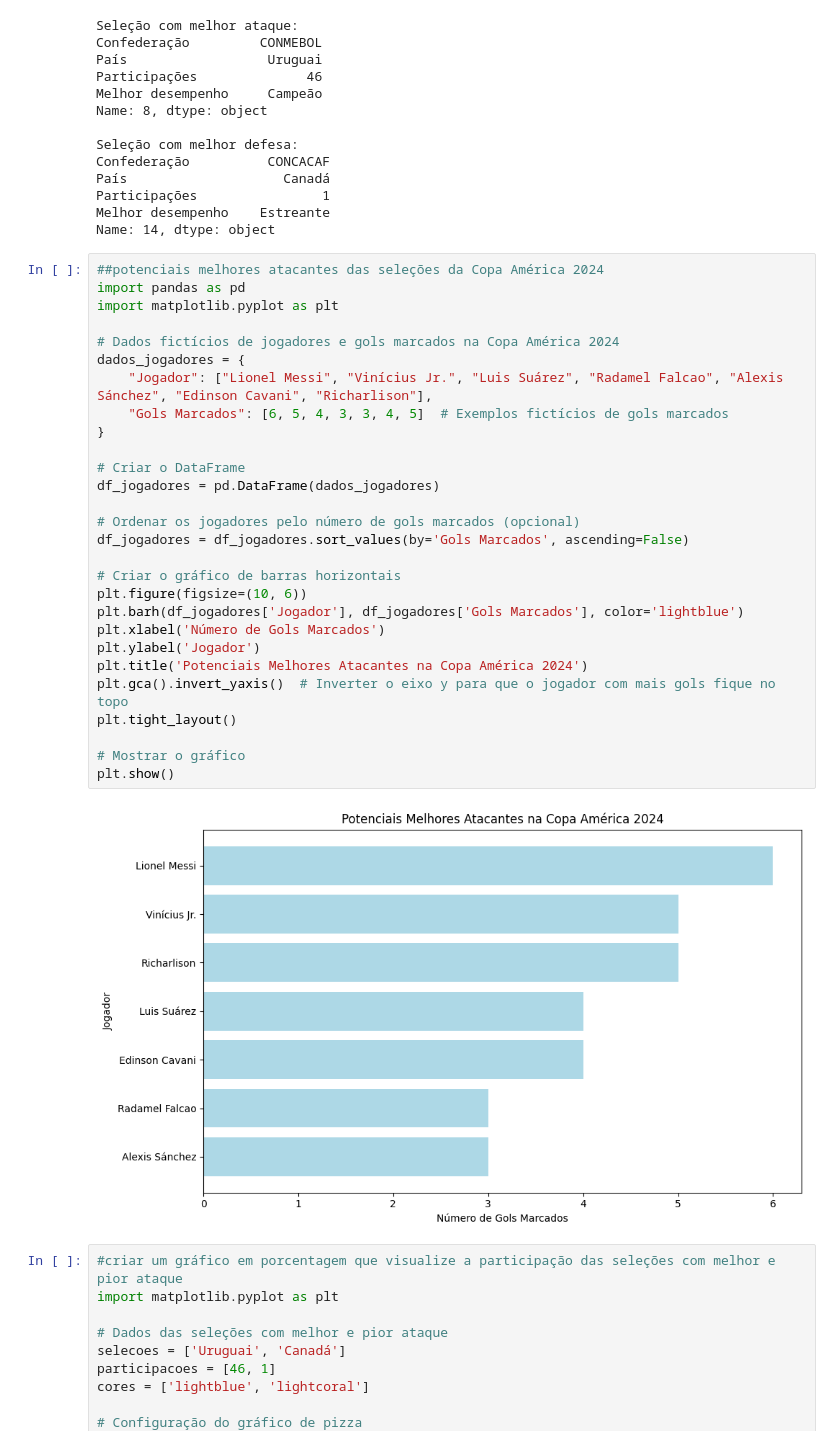
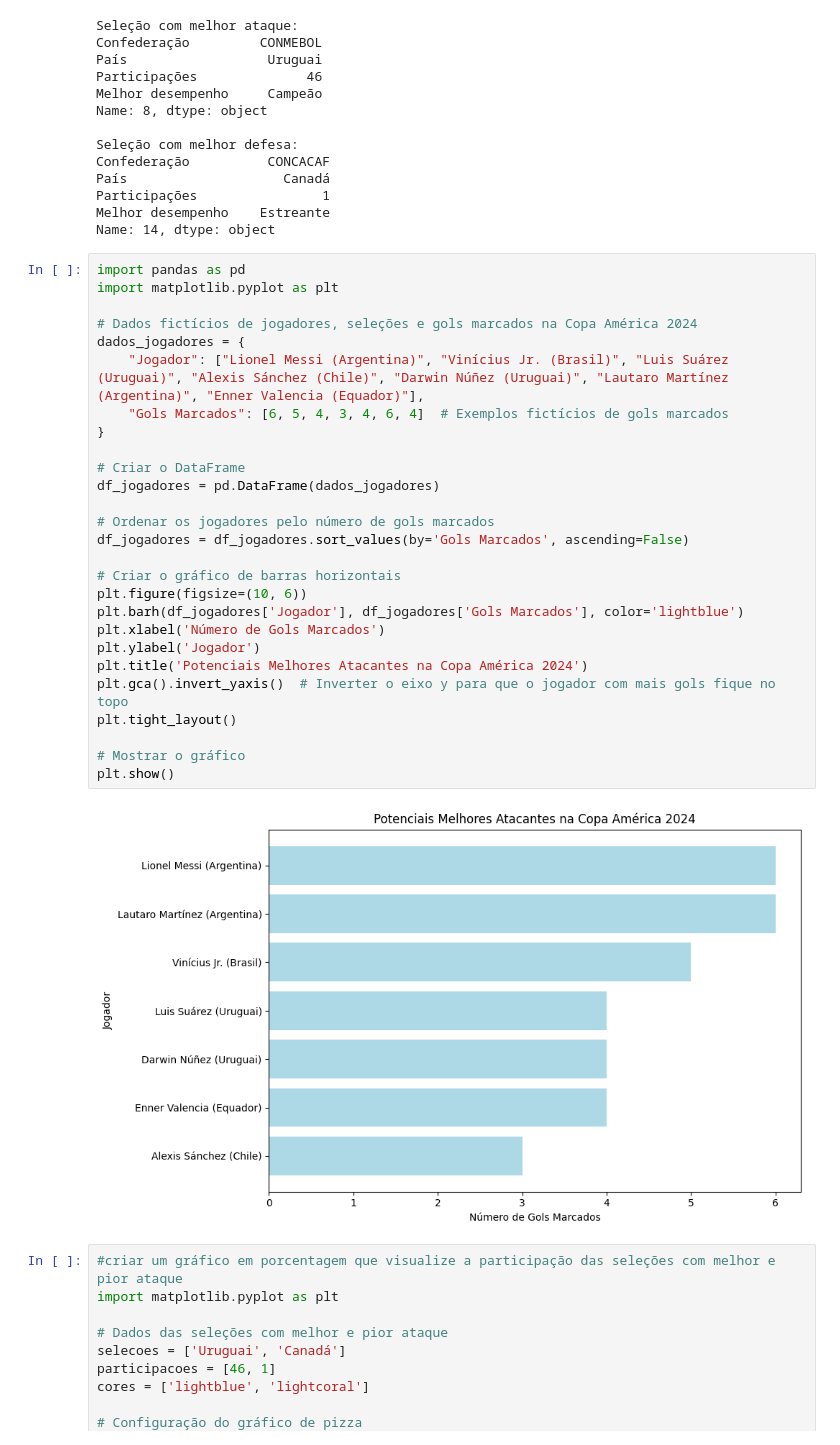
Before and after one commit to EDVADMBD/FUTEBOL, a Jupyter notebook: COPA_AMERICA_2024.ipynb, the cells around one changed output. Cells and saved outputs as stored; diff of their text form.

```diff
--- a/COPA_AMERICA_2024.ipynb
+++ b/COPA_AMERICA_2024.ipynb
@@ -203,35 +203,34 @@ Participações                1
 Melhor desempenho    Estreante
 Name: 14, dtype: object
 # %%
-##potenciais melhores atacantes das seleções da Copa América 2024
 import pandas as pd
 import matplotlib.pyplot as plt
 
-# Dados fictícios de jogadores e gols marcados na Copa América 2024
+# Dados fictícios de jogadores, seleções e gols marcados na Copa América 2024
 dados_jogadores = {
-    "Jogador": ["Lionel Messi", "Vinícius Jr.", "Luis Suárez", "Radamel Falcao", "Alexis Sánchez", "Edinson Cavani", "Richarlison"],
-    "Gols Marcados": [6, 5, 4, 3, 3, 4, 5]  # Exemplos fictícios de gols marcados
+    "Jogador": ["Lionel Messi (Argentina)", "Vinícius Jr. (Brasil)", "Luis Suárez (Uruguai)", "Alexis Sánchez (Chile)", "Darwin Núñez (Uruguai)", "Lautaro Martínez (Argentina)", "Enner Valencia (Equador)"],
+    "Gols Marcados": [6, 5, 4, 3, 4, 6, 4]  # Exemplos fictícios de gols marcados
 }
 
 # Criar o DataFrame
 df_jogadores = pd.DataFrame(dados_jogadores)
 
-# Ordenar os jogadores pelo número de gols marcados (opcional)
+# Ordenar os jogadores pelo número de gols marcados
 df_jogadores = df_jogadores.sort_values(by='Gols Marcados', ascending=False)
 
 # Criar o gráfico de barras horizontais
 plt.figure(figsize=(10, 6))
 plt.barh(df_jogadores['Jogador'], df_jogadores['Gols Marcados'], color='lightblue')
 plt.xlabel('Número de Gols Marcados')
 plt.ylabel('Jogador')
 plt.title('Potenciais Melhores Atacantes na Copa América 2024')
 plt.gca().invert_yaxis()  # Inverter o eixo y para que o jogador com mais gols fique no topo
 plt.tight_layout()
 
 # Mostrar o gráfico
 plt.show()
 # %% [output]
-[figure, old version]
+[figure, new version]
 # %%
 #criar um gráfico em porcentagem que visualize a participação das seleções com melhor e pior ataque
 import matplotlib.pyplot as plt
```
